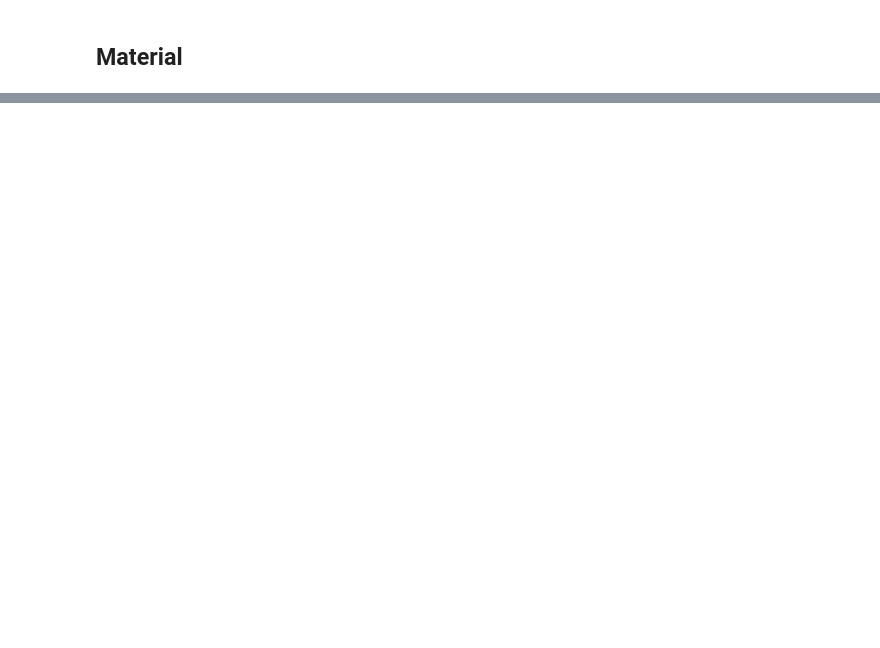
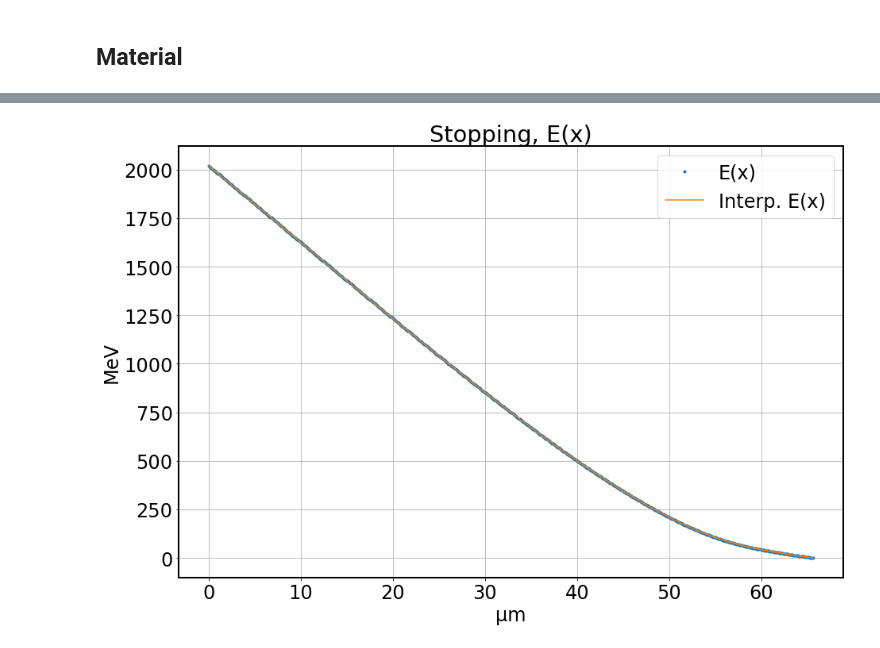
Before and after one commit to teokem/project-work-2020-yuliiahrabar, a Jupyter notebook: ImplantationDepth_SRIMvsGeant4.ipynb, the cells around one changed output, grey strips where cells are left out. Cells and saved outputs as stored; diff of their text form; code cells hidden in the pictures; blank space fills up the shorter version.

```diff
--- a/ImplantationDepth_SRIMvsGeant4.ipynb
+++ b/ImplantationDepth_SRIMvsGeant4.ipynb
@@ -254,0 +111,17 @@ plt.show()
+# %%
+plt.figure(figsize=(15,10))
+plt.plot(Fl289.x_loss, Fl289.e_loss, marker='.', label='E(x)', linestyle='')
+plt.plot(Fl289.x_loss, Fl289.f_eofx(Fl289.x_loss), marker='', label='Interp. E(x)', linestyle='-')
+plt.legend()
+
+plt.xlabel('µm')
+plt.ylabel('MeV')
+plt.title('Stopping, E(x)')
+#plt.xscale('log')
+#plt.yscale('log')
+#plt.xlim(1e-2, 1e2)
+#plt.ylim(1, None)
+plt.grid()
+#plt.show()
+# %% [output]
+[figure, added]
```
Also changed, not shown: parts of 41 cells of this notebook, 1 other file.
